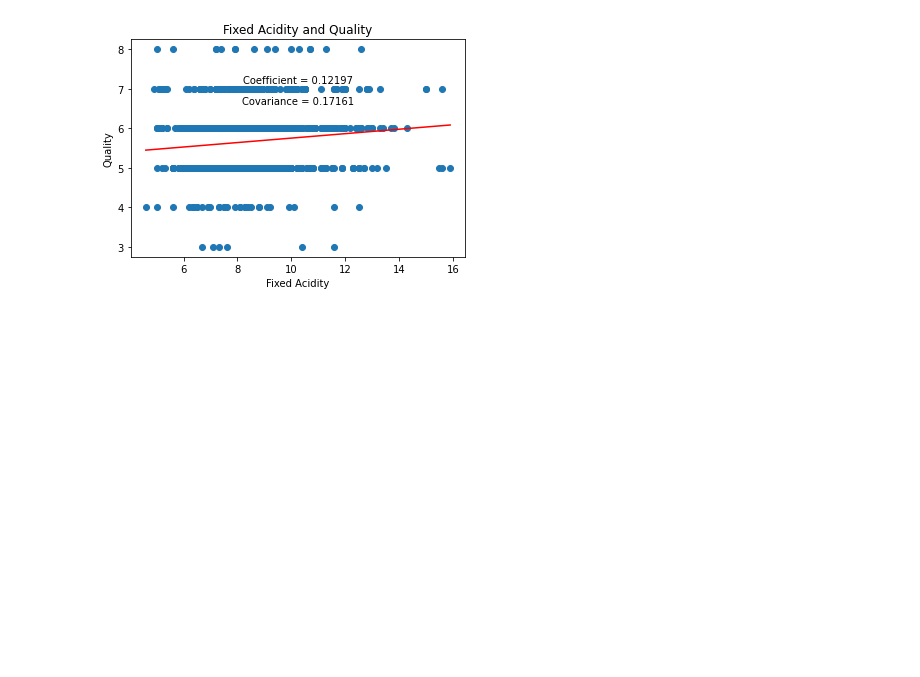
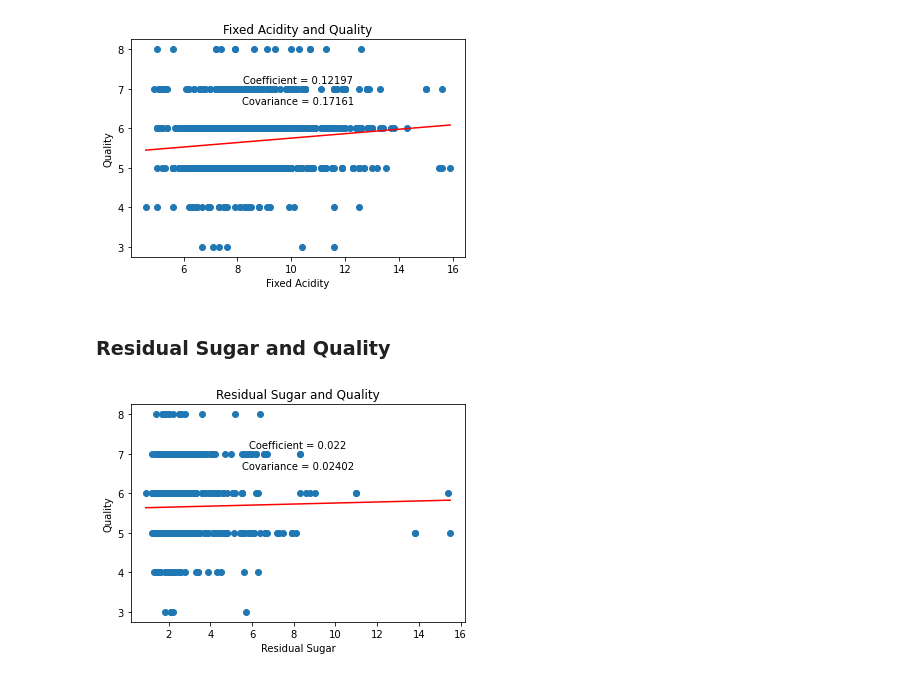
Before and after one commit to tsdiuco/wine-quality-EDA-MLAlgo, a Jupyter notebook: code/ProjectDemo.ipynb, the cells around one changed output. Drawn from its saved outputs; the diff is of its cells as text; code cells hidden in the pictures; blank space fills up the shorter version.

```diff
--- a/code/ProjectDemo.ipynb
+++ b/code/ProjectDemo.ipynb
@@ -134,3 +134,18 @@ quality_column = utils.get_column(data_table.data, data_table.column_names, "qua
 plot_utils.create_scatter_plot("Fixed Acidity and Quality", "Fixed Acidity", "Quality", acid_column, quality_column)
 # %% [output]
 [figure]
+# %% [markdown]
+### Residual Sugar and Quality
+# %%
+importlib.reload(importlib)
+importlib.reload(os)
+importlib.reload(myutils)
+importlib.reload(plot_utils)
+importlib.reload(mypytable)
+
+sugar_column = utils.get_column(data_table.data, data_table.column_names, "residual sugar")
+quality_column = utils.get_column(data_table.data, data_table.column_names, "quality")
+
+plot_utils.create_scatter_plot("Residual Sugar and Quality", "Residual Sugar", "Quality", sugar_column, quality_column)
+# %% [output]
+[figure, added]
```
